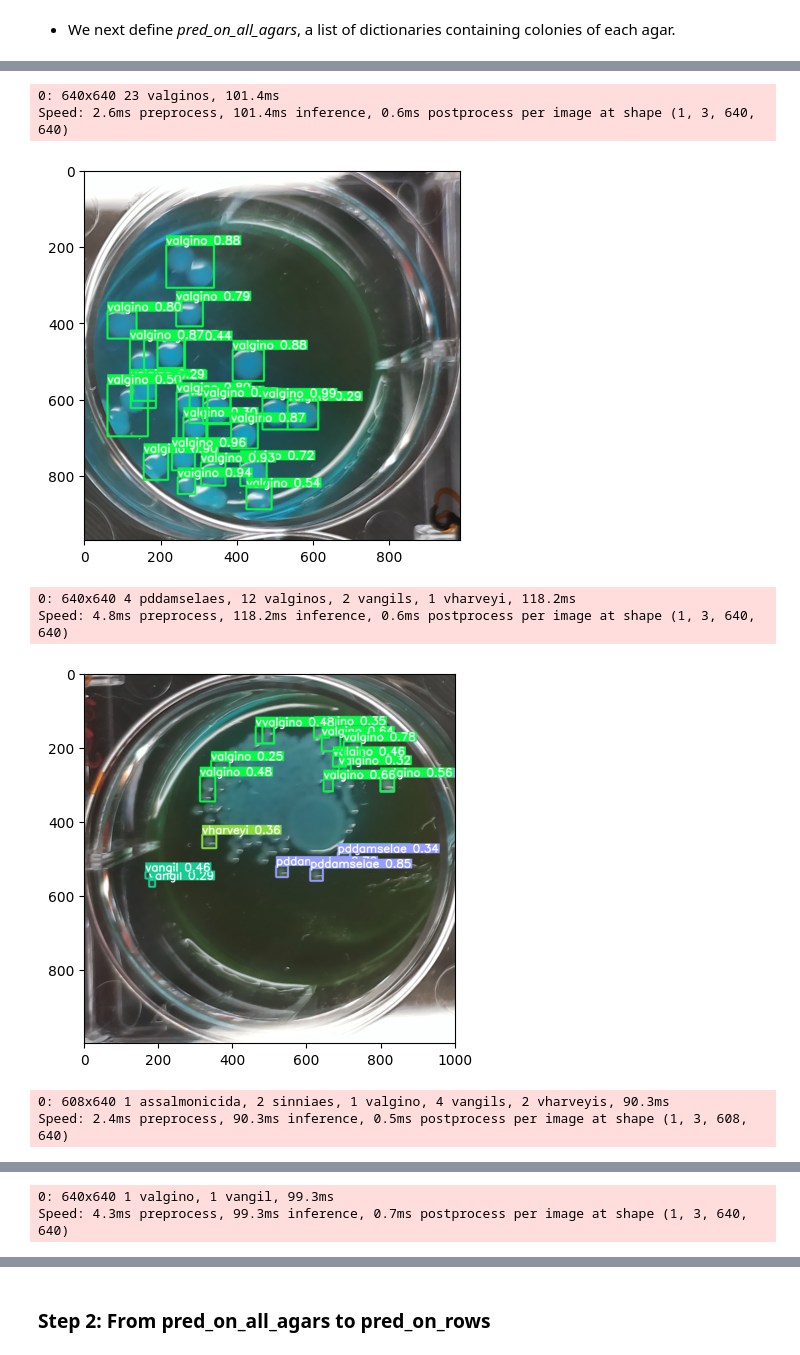
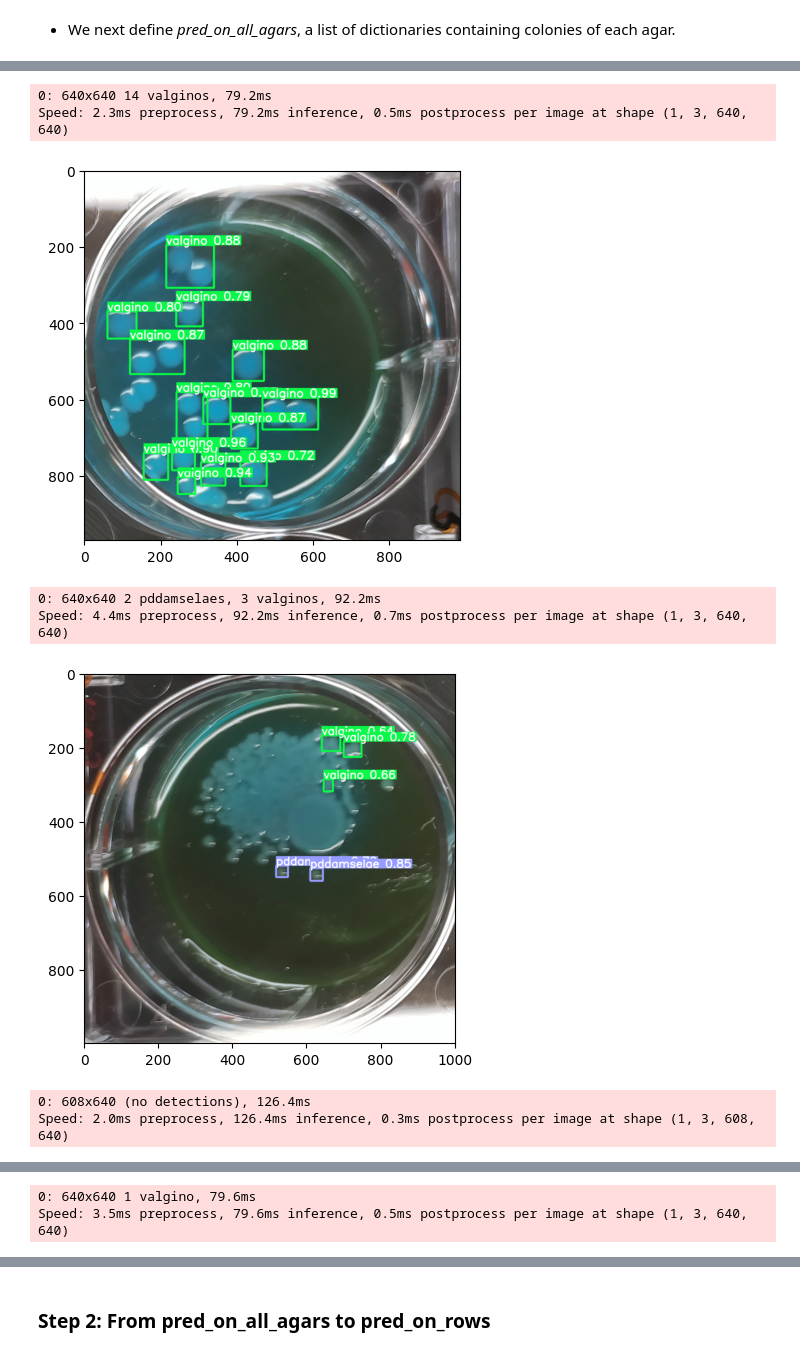
Before and after one commit to guillem-koa/fastapi-yolov8-docker, a Jupyter notebook: PescanovaMicroNotebook.ipynb, the cells around one changed output, grey strips where cells are left out. Drawn from its saved outputs; the diff is of its cells as text; code cells hidden in the pictures.

```diff
--- a/PescanovaMicroNotebook.ipynb
+++ b/PescanovaMicroNotebook.ipynb
@@ -85,6 +85,7 @@ def get_path_dict(results):
     return counting
 # %%
 pred_on_all_agars = []
+pred_images = []
 
 for box in allBoxesSorted:
     agarCrop = img[box[1]:box[3], box[0]:box[2]]
@@ -92,11 +93,13 @@ for box in allBoxesSorted:
     # agarCrop = img.crop((box[0], box[1], box[2], box[3])) #for PIL images
 
     # Colonies prediction on agarCrop
-    results = modelColonies(agarCrop)
+    results = modelColonies.predict(agarCrop, conf = .6)
     # Get count of each pathogen type
     path_dict = get_path_dict(results)
     # Plot results
-    plt.imshow(results[0].plot())
+    prediction_image = results[0].plot()
+    pred_images.append(prediction_image)
+    plt.imshow(prediction_image)
     plt.show()
 
     # Append global list
@@ -111,8 +114,8 @@ Speed: 7.0ms preprocess, 105.7ms inference, 0.5ms postprocess per image at shape
-0: 640x640 23 valginos, 101.4ms
-Speed: 2.6ms preprocess, 101.4ms inference, 0.6ms postprocess per image at shape (1, 3, 640, 640)
+0: 640x640 14 valginos, 79.2ms
+Speed: 2.3ms preprocess, 79.2ms inference, 0.5ms postprocess per image at shape (1, 3, 640, 640)
-[figure, old version]
+[figure, new version]
-0: 640x640 4 pddamselaes, 12 valginos, 2 vangils, 1 vharveyi, 118.2ms
-Speed: 4.8ms preprocess, 118.2ms inference, 0.6ms postprocess per image at shape (1, 3, 640, 640)
+0: 640x640 2 pddamselaes, 3 valginos, 92.2ms
+Speed: 4.4ms preprocess, 92.2ms inference, 0.7ms postprocess per image at shape (1, 3, 640, 640)
-[figure, old version]
+[figure, new version]
-0: 608x640 1 assalmonicida, 2 sinniaes, 1 valgino, 4 vangils, 2 vharveyis, 90.3ms
-Speed: 2.4ms preprocess, 90.3ms inference, 0.5ms postprocess per image at shape (1, 3, 608, 640)
+0: 608x640 (no detections), 126.4ms
+Speed: 2.0ms preprocess, 126.4ms inference, 0.3ms postprocess per image at shape (1, 3, 608, 640)
@@ -120,2 +123,2 @@ Speed: 2.4ms preprocess, 90.3ms inference, 0.5ms postprocess per image at shape
-0: 640x640 1 valgino, 1 vangil, 99.3ms
-Speed: 4.3ms preprocess, 99.3ms inference, 0.7ms postprocess per image at shape (1, 3, 640, 640)
+0: 640x640 1 valgino, 79.6ms
+Speed: 3.5ms preprocess, 79.6ms inference, 0.5ms postprocess per image at shape (1, 3, 640, 640)
```
Also changed, not shown: parts of 7 cells of this notebook, 3 other files.
